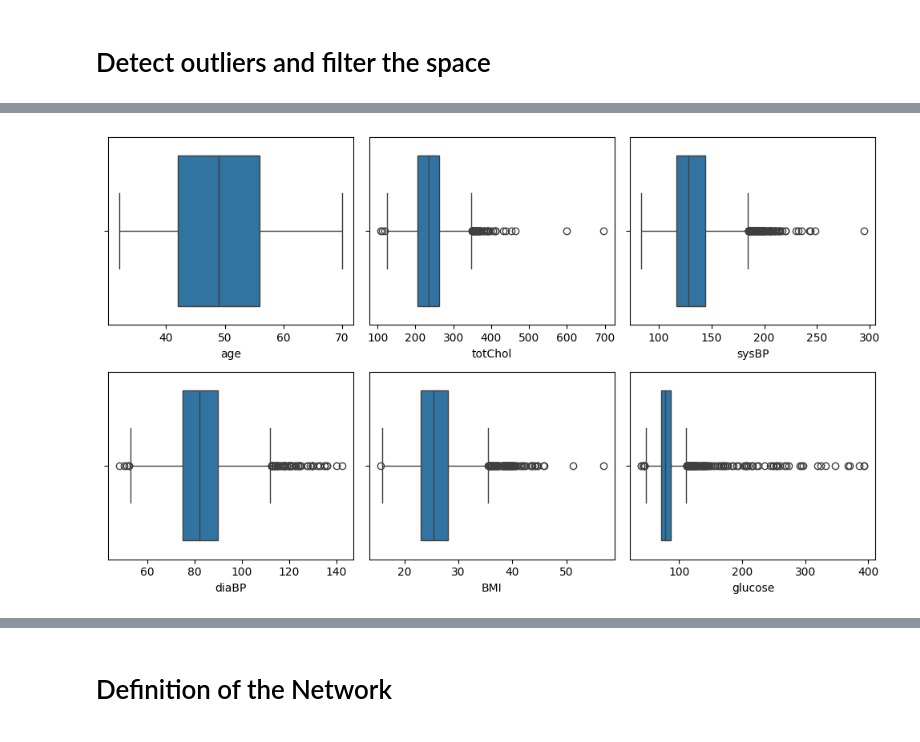
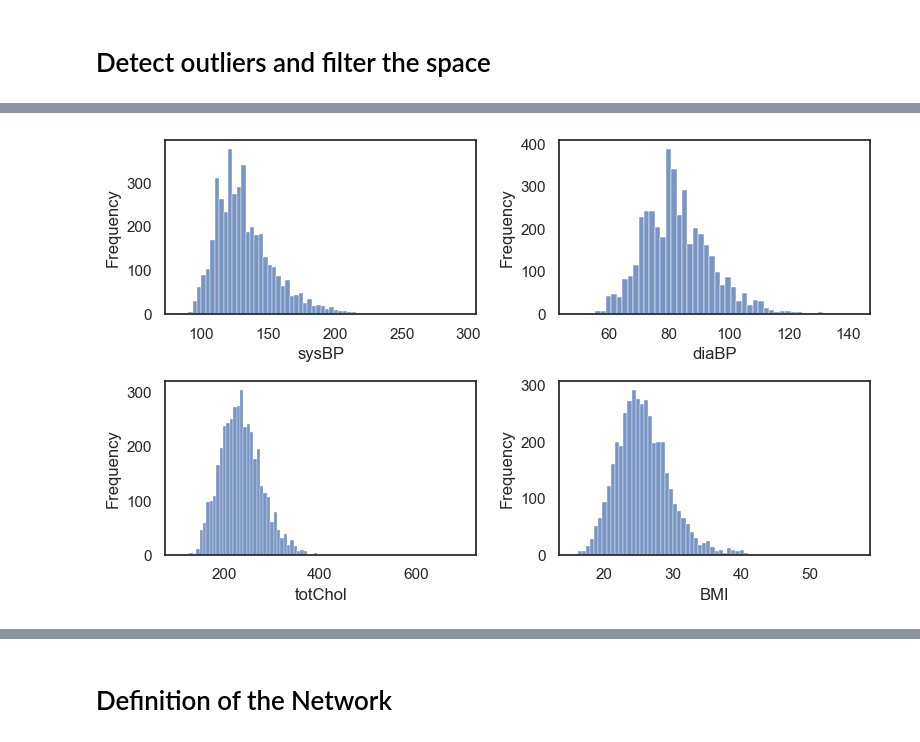
Before and after one commit to TarMatt/Coronary_disease, a Jupyter notebook: uni_project.ipynb, the cells around one changed output, grey strips where cells are left out. Cells and saved outputs as stored; diff of their text form; code cells hidden in the pictures.

```diff
--- a/uni_project.ipynb
+++ b/uni_project.ipynb
@@ -19,8 +19,8 @@ dataframe.head()
 | 3 | 0 | 61 | 3.0 | 1 | 30.0 | 0.0 | 0 | 1 | ... |
 | 4 | 0 | 46 | 3.0 | 1 | 23.0 | 0.0 | 0 | 0 | ... |
 # %%
-continuous_data = dataframe[['age','totChol','sysBP','diaBP','BMI','glucose']]
-discrete_data = dataframe[['male','currentSmoker','prevalentStroke','prevalentHyp','diabetes','TenYearCHD']]
+continuous_data = dataframe[['age','totChol','sysBP','diaBP','BMI','cigsPerDay']]
+discrete_data = dataframe[['male','prevalentStroke','diabetes','TenYearCHD']]
 # %%
 # Step 1: Calculate the correlation matrix
 corr_matrix = continuous_data.corr()
@@ -37,2 +50,18 @@ plt.show()
 # %% [markdown]
 # Detect outliers and filter the space
+# %%
+data_pr = continuous_data[['sysBP','diaBP']]
+
+import seaborn as sns
+import matplotlib.pyplot as plt
+
+# Assuming you have a DataFrame named `df`
+plt.figure(figsize=(4, 6))
+sns.set(style="whitegrid")
+
+sns.boxplot(data=data_pr,width=0.2)  # By default, boxplots are vertical
+
+plt.title("Blood Pressure", fontsize=14, fontweight='bold')
+plt.xticks(rotation=45, ha='right')
+plt.tight_layout()
+plt.show()
@@ -39,19 +70,22 @@ plt.show()
 # %%
-# Create subplots (2 rows, 2 columns)
-fig, axes = plt.subplots(2, 3, figsize=(10, 6))  # Adjust size for better spacing
+# Histogram plots
+data_hist = continuous_data[['totChol','sysBP','diaBP','BMI']]
+fig, axes = plt.subplots(2, 2, figsize=(8, 5))
+features = ['sysBP','diaBP','totChol','BMI']
 
 # Flatten the 2D array of axes to make indexing easier
 axes = axes.flatten()
-features = continuous_data.columns
-# Plot a box plot for each feature
+
+# Plot a histogram for each feature
 for i, feature in enumerate(features):
-    sns.boxplot(x=continuous_data[feature], ax=axes[i])
+    sns.histplot(data_hist[feature], kde=False, ax=axes[i])  # Change bins for granularity
     axes[i].set_xlabel(feature)
+    axes[i].set_ylabel('Frequency')
 
 # Adjust layout to avoid overlap
 plt.tight_layout()
 
 # Show the plot
 plt.show()
 # %% [output]
-[figure, old version]
+[figure, new version]
```
Also changed, not shown: parts of 13 cells of this notebook.
